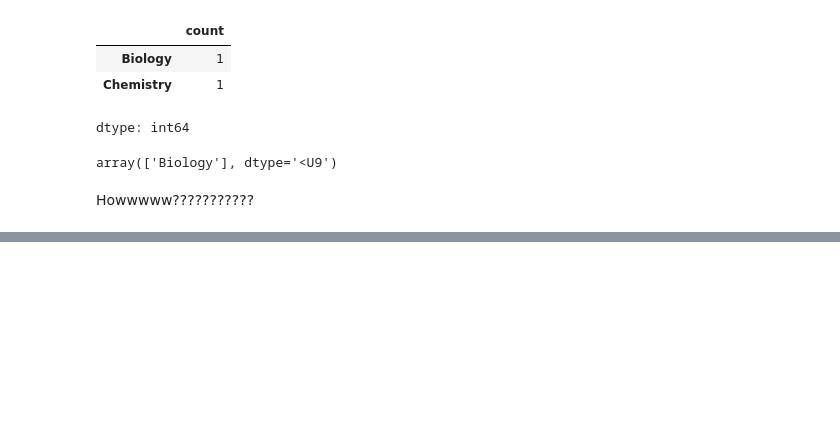
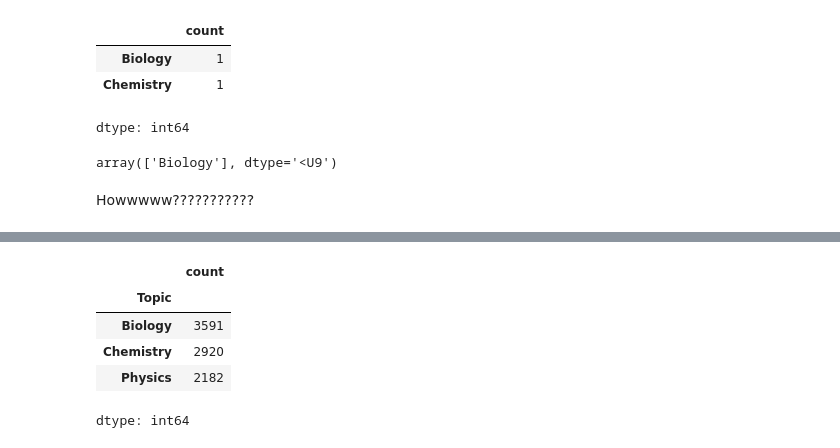
Before and after one commit to I-am-Sakthivel/phy_chem_bio, a Jupyter notebook: phy_chem_bio.ipynb, the cells around one changed output, grey strips where cells are left out. Saved outputs shown, nothing was run; the diff lists cells and outputs as text; code cells hidden in the pictures; blank space fills up the shorter version.

```diff
--- a/phy_chem_bio.ipynb
+++ b/phy_chem_bio.ipynb
@@ -800,0 +845,4 @@ Howwwww???????????
+# %%
+km=KMeans(n_clusters=2)
+km.fit(X_unsup_trans)
+lbs=km.labels_
@@ -800,0 +857,9 @@ Howwwww???????????
+# %%
+y_train[lbs==1].value_counts()
+# %% [output]
+|  | count |
+| Topic |  |
+| Biology | 3591 |
+| Chemistry | 2920 |
+| Physics | 2182 |
+dtype: int64
```
Also changed, not shown: parts of 22 cells of this notebook.
